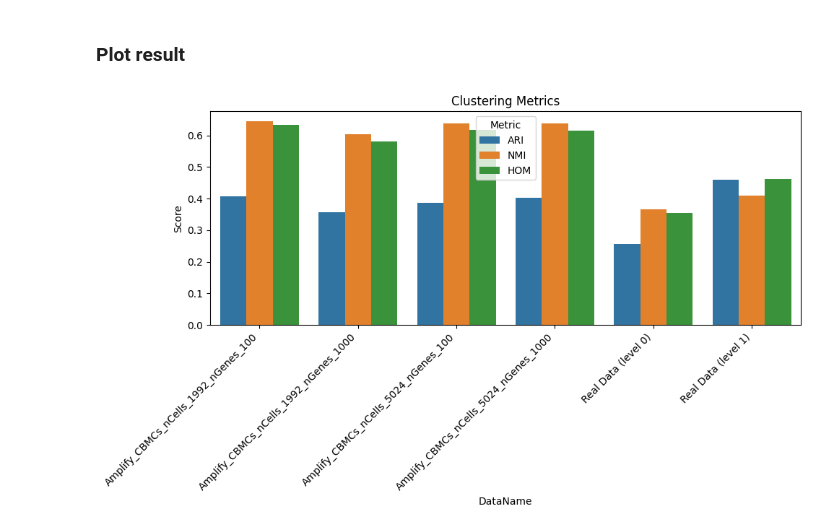
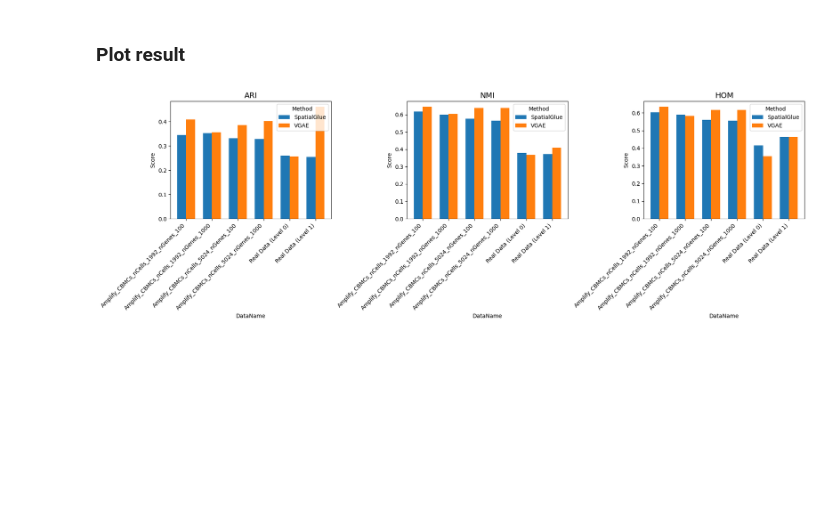
Before and after one commit to watermelon-3012/spatialglue, a Jupyter notebook: apply_VGAE.ipynb, the cells around one changed output. Saved outputs shown, nothing was run; the diff lists cells and outputs as text; code cells hidden in the pictures; blank space fills up the shorter version.

Commit message:
Update result spatialglue compare with VGAE

```diff
--- a/apply_VGAE.ipynb
+++ b/apply_VGAE.ipynb
@@ -1000,19 +1016,31 @@ HOM: 0.4627
 # %% [markdown]
 ### Plot result
 # %%
+import pandas as pd
 import matplotlib.pyplot as plt
-import seaborn as sns
-import pandas as pd
 
-data = pd.read_csv("result.csv")
-df_melted = df.melt(id_vars="DataName", var_name="Metric", value_name="Score")
+df = pd.read_csv('result.csv')
 
-plt.figure(figsize=(10, 6))
-sns.barplot(data=df_melted, x="DataName", y="Score", hue="Metric")
-plt.title("Clustering Metrics")
-plt.xticks(rotation=45, ha="right")
+# Plotting
+metrics = ["ARI", "NMI", "HOM"]
+fig, axes = plt.subplots(1, 3, figsize=(18, 6), sharey=False)
+
+for i, metric in enumerate(metrics):
+    ax = axes[i]
+    df_pivot = df.pivot(index="DataName", columns="Method", values=metric)
+    df_pivot.plot(kind="bar", ax=ax, width=0.7)
+    ax.set_title(metric, fontsize=14)
+    ax.set_ylabel("Score")
+    ax.set_xlabel("DataName")
+    ax.legend(title="Method")
+
+    # Rotate and align x labels
+    for label in ax.get_xticklabels():
+        label.set_rotation(45)
+        label.set_ha("right")
+
+plt.savefig('result.png', dpi=300, bbox_inches="tight")
 plt.tight_layout()
-plt.savefig("result.png", dpi=300, bbox_inches="tight")
 plt.show()
 # %% [output]
-[figure, old version]
+[figure, new version]
```
Also changed, not shown: parts of 1 cell of this notebook, 3 other files.
